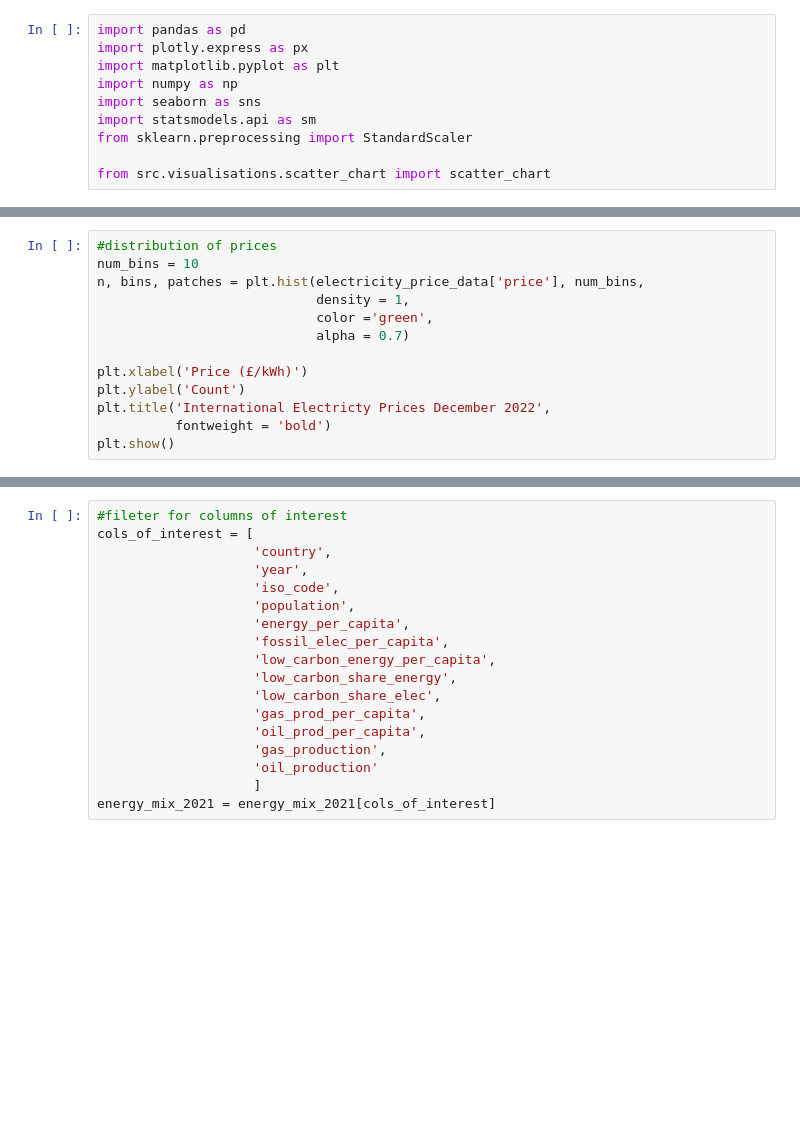
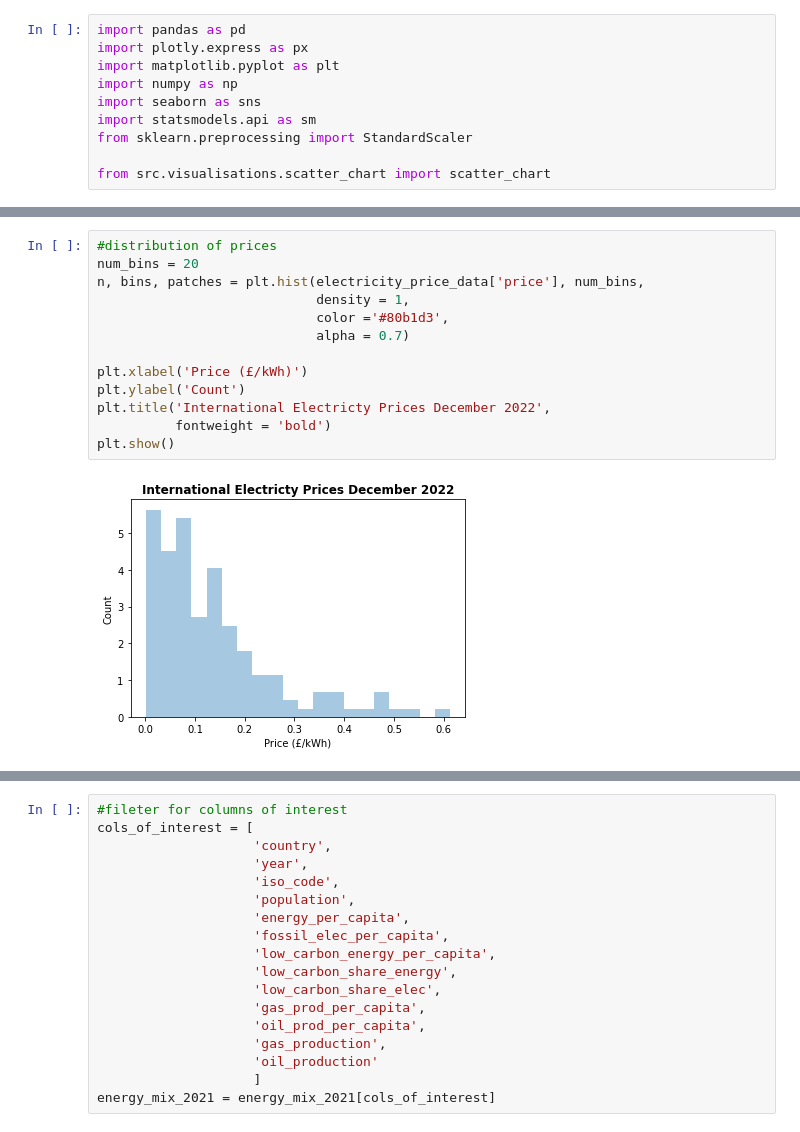
Before and after one commit to sean-dluhc/ons-energy-analysis, a Jupyter notebook: energy_analysis_eda.ipynb, the cells around one changed output, grey strips where cells are left out. Saved outputs shown, nothing was run; the diff lists cells and outputs as text; blank space fills up the shorter version.

Commit message:
started creating charts for report

```diff
--- a/energy_analysis_eda.ipynb
+++ b/energy_analysis_eda.ipynb
@@ -16,13 +25,15 @@ electricity_price_data.head()
 # %%
 #distribution of prices
-num_bins = 10
+num_bins = 20
 n, bins, patches = plt.hist(electricity_price_data['price'], num_bins,
                             density = 1,
-                            color ='green',
+                            color ='#80b1d3',
                             alpha = 0.7)
 
 plt.xlabel('Price (£/kWh)')
 plt.ylabel('Count')
 plt.title('International Electricty Prices December 2022',
           fontweight = 'bold')
 plt.show()
+# %% [output]
+[figure, added]
```
Also changed, not shown: parts of 27 cells of this notebook, 1 other file.
